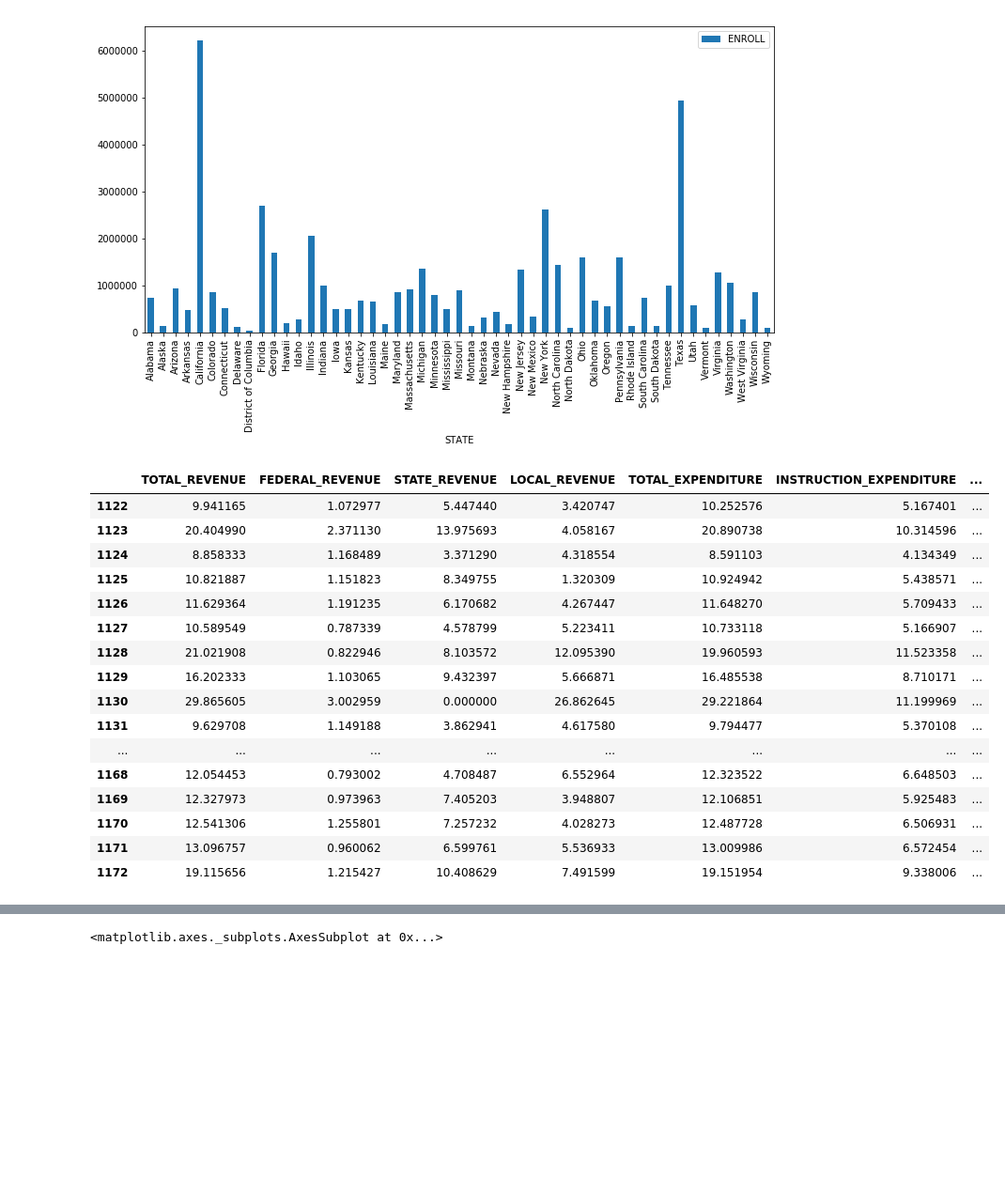
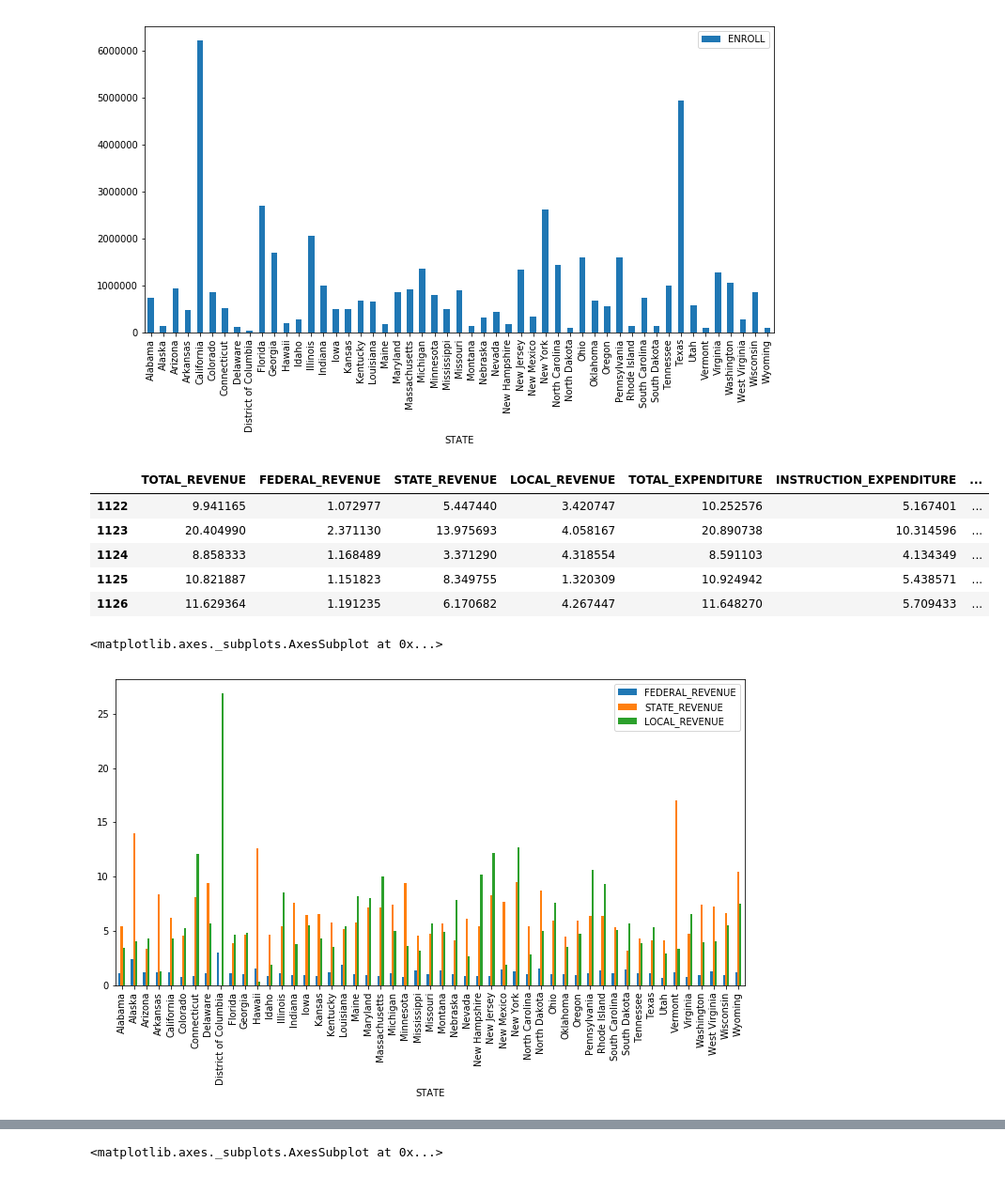
Before and after one commit to cschubert29/Intro_DS_Project, a Jupyter notebook: Data/US-Educational-Finances/School Finances.ipynb, the cells around one changed output, grey strips where cells are left out. Shown: that part at 94% size. Cells and saved outputs as stored; diff of their text form; code cells hidden in the pictures; blank space fills up the shorter version.

```diff
--- a/Data/US-Educational-Finances/School Finances.ipynb
+++ b/Data/US-Educational-Finances/School Finances.ipynb
@@ -85,25 +90,26 @@ states_2014.plot(x="STATE",
 <matplotlib.axes._subplots.AxesSubplot at 0x...>
 [figure]
 # %%
-states_2014.iloc[:,3:].div(states_2014.ENROLL, axis=0)
+std_states_2014 = states_2014.iloc[:,3:].div(states_2014.ENROLL, axis=0)
+std_states_2014 = std_states_2014.join(states_2014['STATE'])
+std_states_2014.head()
 # %% [output]
 |  | TOTAL_REVENUE | FEDERAL_REVENUE | STATE_REVENUE | LOCAL_REVENUE | TOTAL_EXPENDITURE | INSTRUCTION_EXPENDITURE | ... |
 | 1122 | 9.941165 | 1.072977 | 5.447440 | 3.420747 | 10.252576 | 5.167401 | ... |
 | 1123 | 20.404990 | 2.371130 | 13.975693 | 4.058167 | 20.890738 | 10.314596 | ... |
 | 1124 | 8.858333 | 1.168489 | 3.371290 | 4.318554 | 8.591103 | 4.134349 | ... |
 | 1125 | 10.821887 | 1.151823 | 8.349755 | 1.320309 | 10.924942 | 5.438571 | ... |
 | 1126 | 11.629364 | 1.191235 | 6.170682 | 4.267447 | 11.648270 | 5.709433 | ... |
-| 1127 | 10.589549 | 0.787339 | 4.578799 | 5.223411 | 10.733118 | 5.166907 | ... |
-| 1128 | 21.021908 | 0.822946 | 8.103572 | 12.095390 | 19.960593 | 11.523358 | ... |
-| 1129 | 16.202333 | 1.103065 | 9.432397 | 5.666871 | 16.485538 | 8.710171 | ... |
-| 1130 | 29.865605 | 3.002959 | 0.000000 | 26.862645 | 29.221864 | 11.199969 | ... |
-| 1131 | 9.629708 | 1.149188 | 3.862941 | 4.617580 | 9.794477 | 5.370108 | ... |
-| ... | ... | ... | ... | ... | ... | ... | ... |
-| 1168 | 12.054453 | 0.793002 | 4.708487 | 6.552964 | 12.323522 | 6.648503 | ... |
-| 1169 | 12.327973 | 0.973963 | 7.405203 | 3.948807 | 12.106851 | 5.925483 | ... |
-| 1170 | 12.541306 | 1.255801 | 7.257232 | 4.028273 | 12.487728 | 6.506931 | ... |
-| 1171 | 13.096757 | 0.960062 | 6.599761 | 5.536933 | 13.009986 | 6.572454 | ... |
-| 1172 | 19.115656 | 1.215427 | 10.408629 | 7.491599 | 19.151954 | 9.338006 | ... |
+# %%
+
+std_states_2014.plot(x="STATE",
+                 y=["FEDERAL_REVENUE",
+                    "STATE_REVENUE",
+                   "LOCAL_REVENUE"],
+                 kind="bar")
+# %% [output]
+<matplotlib.axes._subplots.AxesSubplot at 0x...>
+[figure, added]
 # %%
 districts = pd.read_csv("districts.csv")
 districts.head()
```
Also changed, not shown: parts of 6 cells of this notebook.
